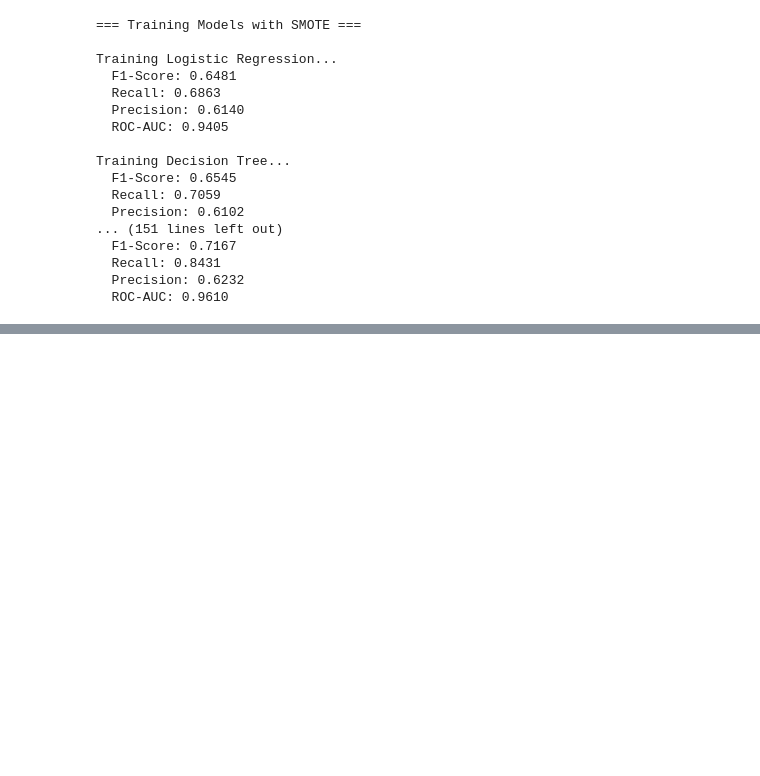
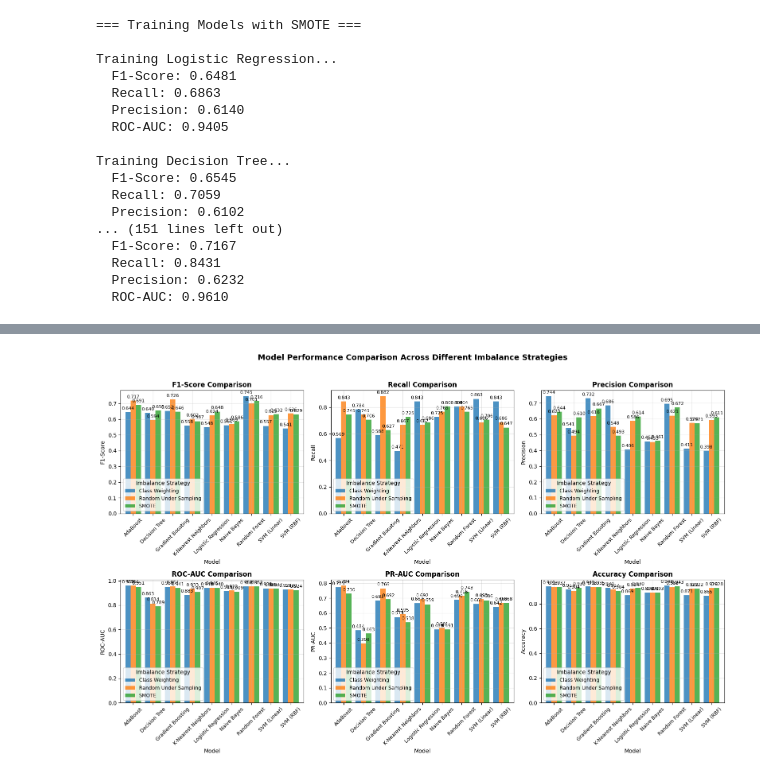
Before and after one commit to jomanashady/machine-learning, a Jupyter notebook: fraud_detection_project/notebooks/modeling.ipynb, the cells around one changed output, grey strips where cells are left out. Cells and saved outputs as stored; diff of their text form; code cells hidden in the pictures; blank space fills up the shorter version.

Commit message:
akher modeling

```diff
--- a/fraud_detection_project/notebooks/modeling.ipynb
+++ b/fraud_detection_project/notebooks/modeling.ipynb
@@ -297,0 +345,32 @@ Training Decision Tree...
+# %%
+# Cell 9: Visual Model Comparison
+fig, axes = plt.subplots(2, 3, figsize=(16, 10))
+
+# Pivot for easier plotting
+pivot_df = comparison_df.pivot(index='Model', columns='Strategy')
+
+metrics_to_plot = ['F1-Score', 'Recall', 'Precision', 'ROC-AUC', 'PR-AUC', 'Accuracy']
+
+for idx, metric in enumerate(metrics_to_plot):
+    ax = axes[idx//3, idx%3]
+
+    if metric in pivot_df:
+        pivot_df[metric].plot(kind='bar', ax=ax, alpha=0.8, width=0.8)
+        ax.set_title(f'{metric} Comparison', fontsize=12, fontweight='bold')
+        ax.set_xlabel('Model', fontsize=10)
+        ax.set_ylabel(metric, fontsize=10)
+        ax.legend(title='Imbalance Strategy', fontsize=9)
+        ax.grid(True, alpha=0.3)
+        ax.tick_params(axis='x', rotation=45, labelsize=9)
+
+        # Add value labels on bars
+        for container in ax.containers:
+            ax.bar_label(container, fmt='%.3f', fontsize=8, padding=3)
+
+plt.suptitle('Model Performance Comparison Across Different Imbalance Strategies',
+             fontsize=14, fontweight='bold', y=1.02)
+plt.tight_layout()
+plt.savefig('../models/model_comparison_plot.png', dpi=300, bbox_inches='tight')
+plt.show()
+# %% [output]
+[figure, added]
```
Also changed, not shown: parts of 9 cells of this notebook.
